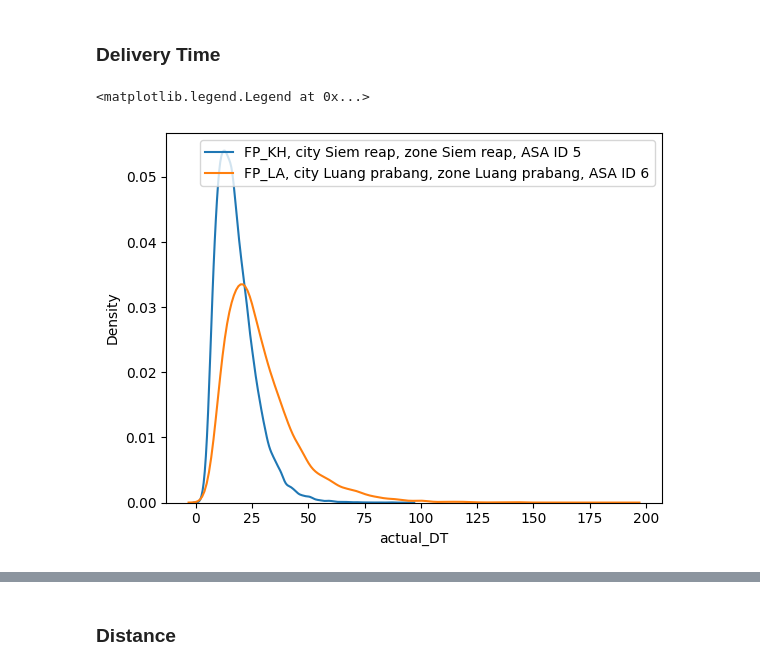
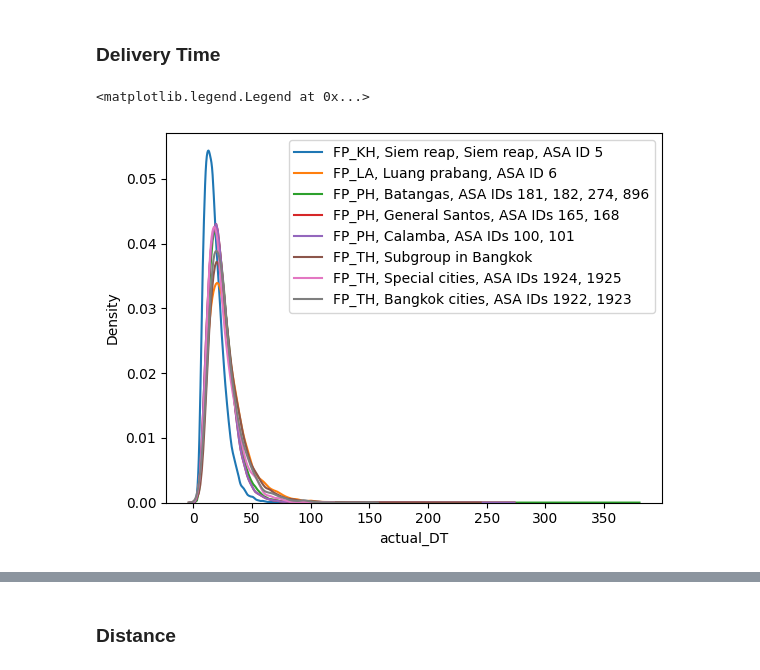
Before and after one commit to omar-elmaria/switchback_test_dag, a Jupyter notebook: notebooks/switchback_analysis/CI_for_different_datasets.ipynb, the cells around one changed output, grey strips where cells are left out. Saved outputs shown, nothing was run; the diff lists cells and outputs as text; code cells hidden in the pictures.

```diff
--- a/notebooks/switchback_analysis/CI_for_different_datasets.ipynb
+++ b/notebooks/switchback_analysis/CI_for_different_datasets.ipynb
@@ -281,0 +444,3 @@ data_LA.name = 'FP_LA, city Luang prabang, zone Luang prabang, ASA ID 6'
+# %%
+data_TH3 = preprocess_dataset(data_TH3)
+data_TH3.name = 'FP_TH, Bangkok cities, ASA IDs 1922, 1923'
@@ -281,0 +455,6 @@ data_LA.name = 'FP_LA, city Luang prabang, zone Luang prabang, ASA ID 6'
+# %%
+datasets = [data_KH, data_LA, data_PH1, data_PH2, data_PH3, data_TH1, data_TH2, data_TH3]
+# %%
+affected_orders = []
+for data in datasets:
+    affected_orders.append(calculate_affected_orders(data))
@@ -283,15 +483,15 @@ data_LA.name = 'FP_LA, city Luang prabang, zone Luang prabang, ASA ID 6'
 ### Delivery Time
 # %%
 KPI = 'actual_DT'
-# %%
-datasets = [data_KH, data_LA]
 # %%
+legend = []
 for data in datasets:
     sns.kdeplot(data[KPI])
-plt.legend([data_KH.name, data_LA.name])
+    legend.append(data.name)
+plt.legend(legend)
 # %% [output]
 <matplotlib.legend.Legend at 0x...>
-[figure, old version]
+[figure, new version]
 # %%
 def get_results(data, KPI):
     """Calculates the 95% CI for a chosen dataset and KPI. If we do not affect all orders, we need to multiply the
```
Also changed, not shown: parts of 66 cells of this notebook.
